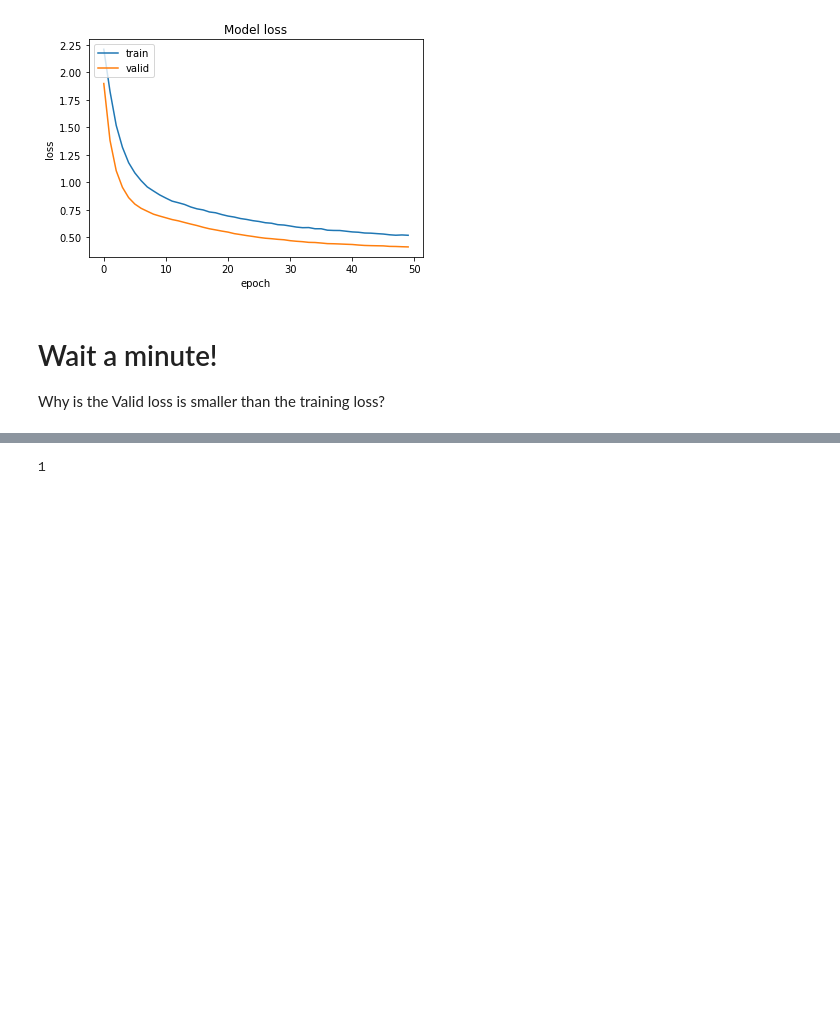
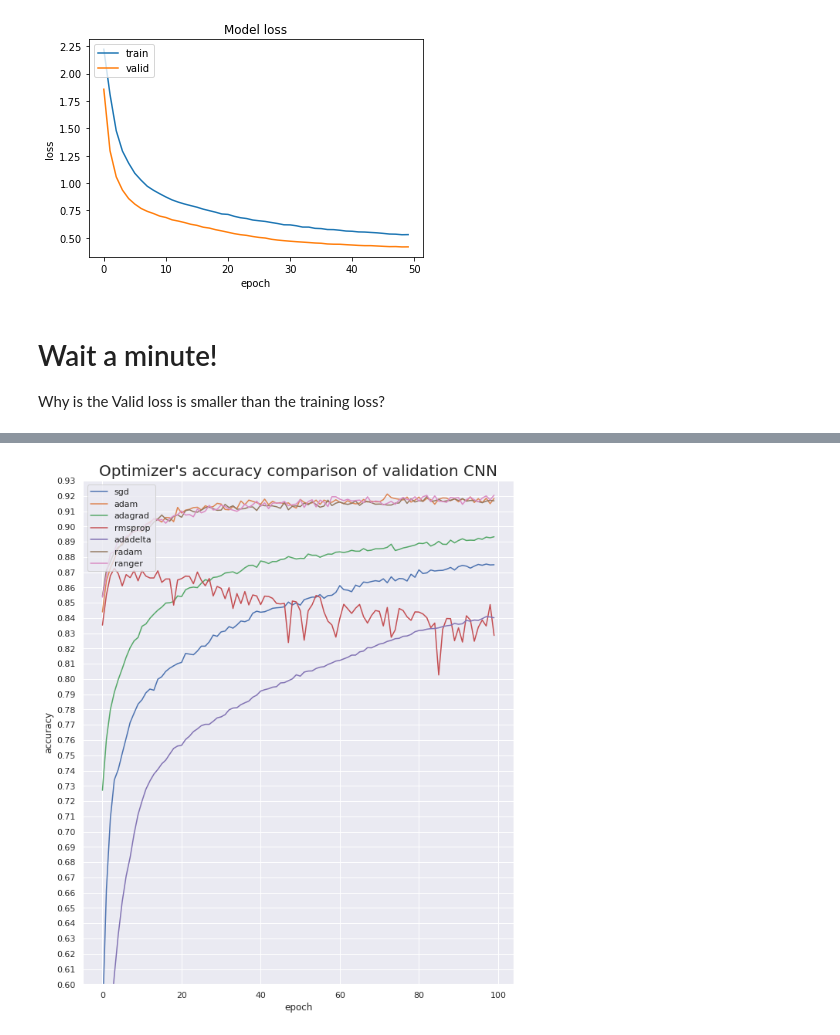
Before and after one commit to solalatus/BP_DL_meetup_GD, a Jupyter notebook: Fashion_MNIST_GD_Variants.ipynb, the cells around one changed output, grey strips where cells are left out. Drawn from its saved outputs; the diff is of its cells as text; code cells hidden in the pictures; blank space fills up the shorter version.

```diff
--- a/Fashion_MNIST_GD_Variants.ipynb
+++ b/Fashion_MNIST_GD_Variants.ipynb
@@ -430,4 +420,7 @@ plt.show()
-# %%
-print(1)
-# %% [output]
-1
+# %%
+results=np.load(CNN_file_path+".npy",allow_pickle=True)
+# %%
+mean_values=results.mean(axis=(1))
+plot_means(mean_values,"CNN")
+# %% [output]
+[figure, added]
```
Also changed, not shown: parts of 17 cells of this notebook.
